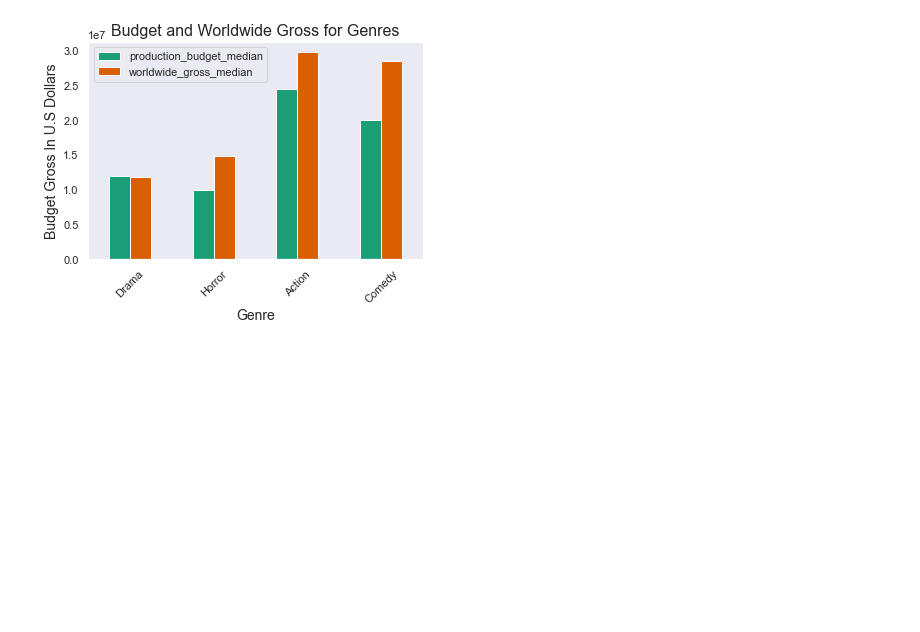
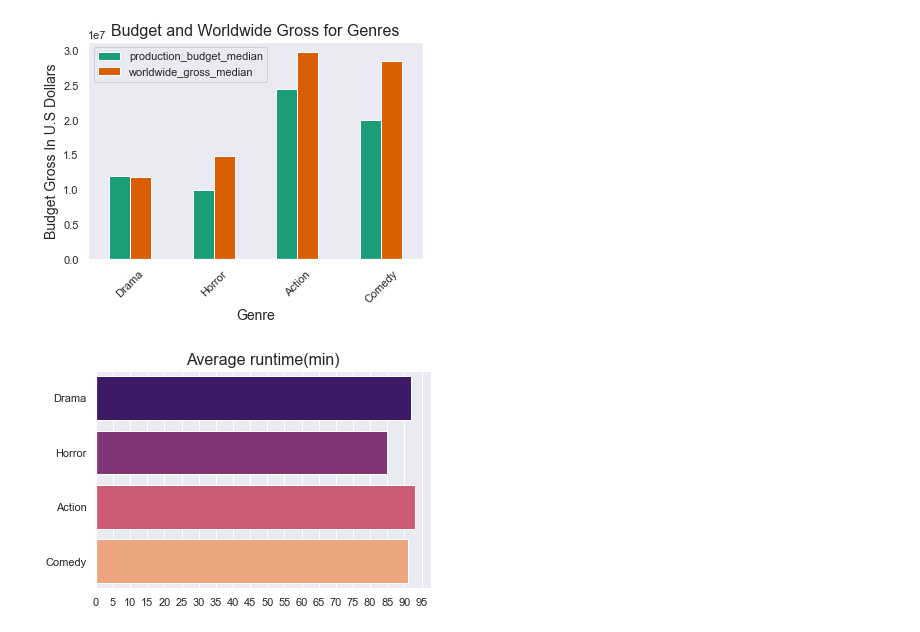
Before and after one commit to kjkahalley/optimal-film-analysis, a Jupyter notebook: first-notebook.ipynb, the cells around one changed output. Drawn from its saved outputs; the diff is of its cells as text; code cells hidden in the pictures; blank space fills up the shorter version.

Commit message:
Average runtime bar grpah updated and added color

```diff
--- a/first-notebook.ipynb
+++ b/first-notebook.ipynb
@@ -397,3 +397,13 @@ plt.title("Budget and Worldwide Gross for Genres", size=16)
 plt.show()
 # %% [output]
 [figure]
+# %%
+sns.set_style('darkgrid')
+plt.title('Average runtime(min)', fontsize=16)
+x = genre_runtime_median['Genre']
+y = genre_runtime_median['runtime_median']
+plt.locator_params(axis="x", nbins=20)
+sns.barplot(y, x, palette = "magma")
+plt.show()
+# %% [output]
+[figure, added]
```
